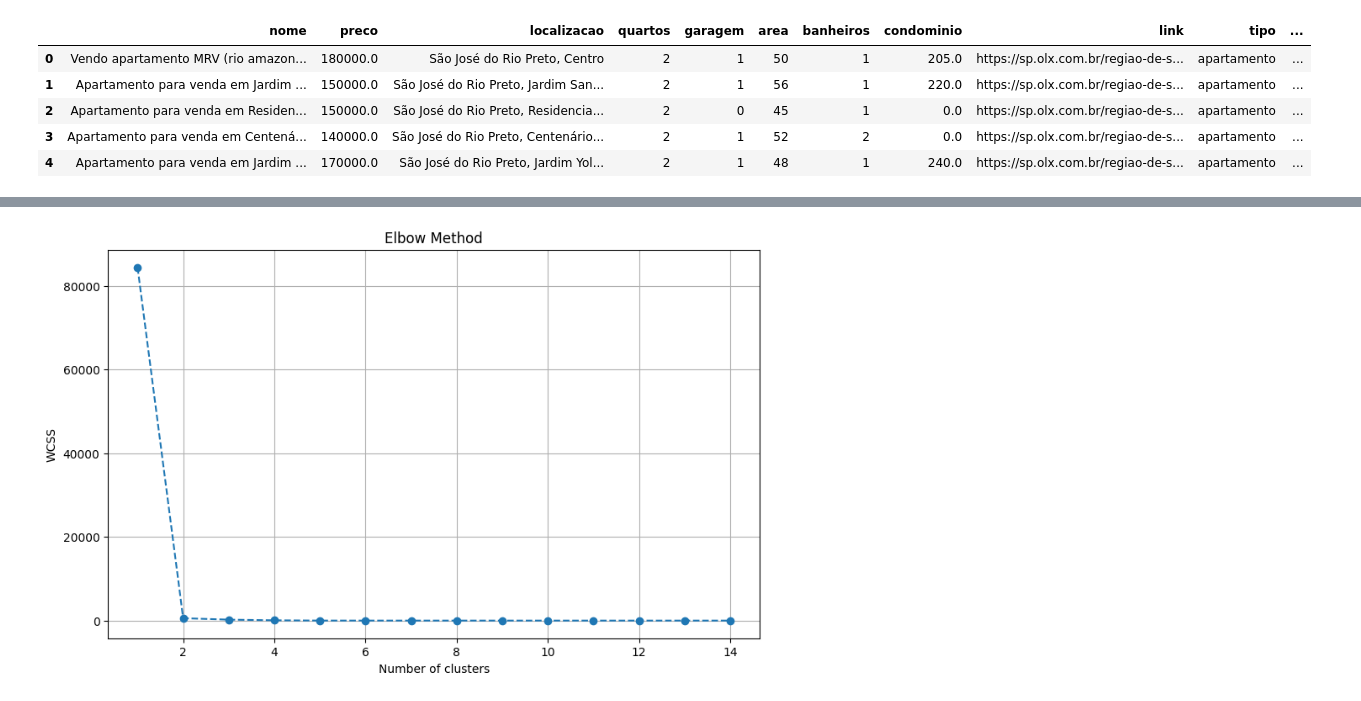
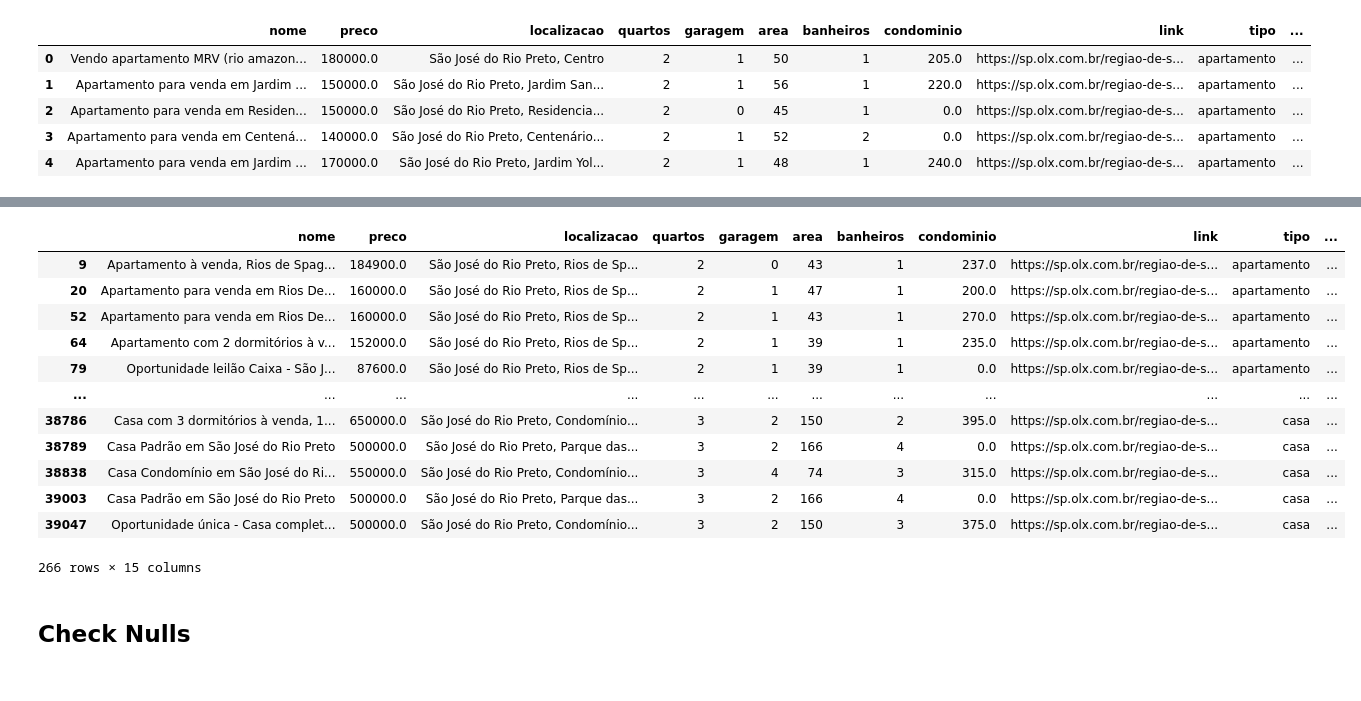
Before and after one commit to EDJR94/rp_housing, a Jupyter notebook: notebooks/rp_housing_v0.ipynb, the cells around one changed output, grey strips where cells are left out. Cells and saved outputs as stored; diff of their text form; code cells hidden in the pictures.

```diff
--- a/notebooks/rp_housing_v0.ipynb
+++ b/notebooks/rp_housing_v0.ipynb
@@ -350,32 +349,32 @@ regioes_coords_atualizadas = {
         (-20.816000, -49.449000), (-20.825000, -49.406000), (-20.825000, -49.368000), (-20.842000, -49.353000),
         (-20.852000, -49.366000), (-20.869000, -49.352000), (-20.875000, -49.355000), (-20.876000, -49.349000),
         (-20.880000, -49.345000), (-20.891000, -49.355000), (-20.904000, -49.345000), (-20.930000, -49.348000),
-        (-20.905000, -49.418000), (-20.816000, -49.449000)
+        (-20.906000, -49.445000), (-20.816000, -49.449000)
     ],
     'Cidade das Crianças': [
-        (-20.814000, -49.450000), (-20.791000, -49.458000), (-20.782000, -49.417000), (-20.790000, -49.412000),
+        (-20.814000, -49.450000), (-20.790000, -49.459000), (-20.781000, -49.416000), (-20.790000, -49.413000),
         (-20.779000, -49.402000), (-20.791000, -49.388000), (-20.806000, -49.409000), (-20.816000, -49.411000),
         (-20.823000, -49.419000), (-20.814000, -49.450000)
     ],
     'Pinheirinho': [
-        (-20.790000, -49.459000), (-20.746000, -49.444000), (-20.716000, -49.463000), (-20.684000, -49.462000),
+        (-20.790000, -49.459000), (-20.689000, -49.469000), (-20.716000, -49.463000), (-20.684000, -49.462000),
         (-20.705000, -49.423000), (-20.730000, -49.428000), (-20.766000, -49.411000), (-20.767000, -49.386000),
         (-20.777000, -49.386000), (-20.785000, -49.379000), (-20.791000, -49.388000), (-20.779000, -49.402000),
         (-20.789000, -49.412000), (-20.781000, -49.417000), (-20.790000, -49.459000)
     ],
     'CEU': [
-        (-20.723000, -49.424000), (-20.709000, -49.387000), (-20.749000, -49.381000), (-20.749000, -49.375000),
+        (-20.723000, -49.424000), (-20.709000, -49.387000), (-20.749000, -49.375000), (-20.710000, -49.387000), (-20.750000, -49.374000),
         (-20.779000, -49.382000), (-20.768000, -49.385000), (-20.766000, -49.411000), (-20.723000, -49.424000)
     ],
     'BOSQUE': [
-        (-20.710000, -49.387000), (-20.749000, -49.375000), (-20.782000, -49.381000), (-20.780000, -49.368000),
+        (-20.710000, -49.387000), (-20.725000, -49.382000), (-20.749000, -49.375000), (-20.778000, -49.383000),
         (-20.791000, -49.364000), (-20.781000, -49.353000), (-20.742000, -49.338000), (-20.666000, -49.341000),
         (-20.635000, -49.354000), (-20.672000, -49.362000), (-20.679000, -49.347000), (-20.723000, -49.370000),
         (-20.710000, -49.387000)
     ],
     'Talhados': [
         (-20.666000, -49.341000), (-20.739000, -49.338000), (-20.774000, -49.349000), (-20.762000, -49.306000),
-        (-20.769000, -49.282000), (-20.666000, -49.341000)
+        (-20.769000, -49.282000), (-20.680000, -49.266000), (-20.666000, -49.341000)
     ],
     'Represa': [
         (-20.773000, -49.351000), (-20.761000, -49.307000), (-20.770000, -49.282000), (-20.843000, -49.265000),
@@ -397,9 +396,9 @@ regioes_coords_atualizadas['Schimidt'] = [
 ]
 
 regioes_coords_atualizadas['Centro'] = [
-    (-20.823000, -49.418000), (-20.807000, -49.409000), (-20.788000, -49.381000), (-20.782000, -49.381000),
-    (-20.781000, -49.368000), (-20.791000, -49.364000), (-20.782000, -49.354000), (-20.830000, -49.362000),
-    (-20.824000, -49.372000), (-20.822000, -49.418000)
+    (-20.824000, -49.42000), (-20.806000, -49.411000), (-20.788000, -49.381000), (-20.782000, -49.381000),
+    (-20.781000, -49.368000), (-20.791000, -49.364000), (-20.781000, -49.352000), (-20.832000, -49.359000),
+    (-20.825000, -49.373000), (-20.824000, -49.420000)
 ]
 # %%
 # Crie um mapa centralizado em São José do Rio Preto
@@ -454,21 +453,3 @@ m
 [interactive output not drawn]
 # %% [markdown]
 ## Create Region
-# %%
-from shapely.geometry import Point
-from shapely.geometry import Polygon
-
-# Dicionário para armazenar os polígonos das regiões
-regioes_poligonos = {regiao: Polygon(coords) for regiao, coords in regioes_coords_atualizadas.items()}
-
-
-# Função para determinar a região com base nas coordenadas
-def determinar_regiao(lat, lon):
-    ponto = Point(lon, lat)
-    for regiao, poligono in regioes_poligonos.items():
-        if poligono.contains(ponto):
-            return regiao
-    return None
-
-# Criar a coluna 'regiao' no DataFrame
-df_clean['regiao'] = df_clean.apply(lambda row: determinar_regiao(row['latitude'], row['longitude']), axis=1)
@@ -543,23 +481,0 @@ Name: count, dtype: int64
-# %%
-from sklearn.cluster import KMeans
-import matplotlib.pyplot as plt
-
-# Determine the optimal number of clusters using the elbow method
-wcss = []  # Within-cluster sum of squares
-K_range = range(1, 15)
-
-for K in K_range:
-    kmeans = KMeans(n_clusters=K, random_state=42)
-    kmeans.fit(scaled_coords)
-    wcss.append(kmeans.inertia_)
-
-# Plot the WCSS values
-plt.figure(figsize=(10, 6))
-plt.plot(K_range, wcss, marker='o', linestyle='--')
-plt.title('Elbow Method')
-plt.xlabel('Number of clusters')
-plt.ylabel('WCSS')
-plt.grid(True)
-plt.show()
-# %% [output]
-[figure, removed]
@@ -601,0 +482,20 @@ m_after.save("map_after.html")
+# %%
+null_locations = df_clean.loc[df_clean['regiao'].isnull(),:]
+# %%
+null_locations
+# %% [output]
+|  | nome | preco | localizacao | quartos | garagem | area | banheiros | condominio | link | tipo | ... |
+| 9 | Apartamento à venda, Rios de Spag... | 184900.0 | São José do Rio Preto, Rios de Sp... | 2 | 0 | 43 | 1 | 237.0 | https://sp.olx.com.br/regiao-de-s... | apartamento | ... |
+| 20 | Apartamento para venda em Rios De... | 160000.0 | São José do Rio Preto, Rios de Sp... | 2 | 1 | 47 | 1 | 200.0 | https://sp.olx.com.br/regiao-de-s... | apartamento | ... |
+| 52 | Apartamento para venda em Rios De... | 160000.0 | São José do Rio Preto, Rios de Sp... | 2 | 1 | 43 | 1 | 270.0 | https://sp.olx.com.br/regiao-de-s... | apartamento | ... |
+| 64 | Apartamento com 2 dormitórios à v... | 152000.0 | São José do Rio Preto, Rios de Sp... | 2 | 1 | 39 | 1 | 235.0 | https://sp.olx.com.br/regiao-de-s... | apartamento | ... |
+| 79 | Oportunidade leilão Caixa - São J... | 87600.0 | São José do Rio Preto, Rios de Sp... | 2 | 1 | 39 | 1 | 0.0 | https://sp.olx.com.br/regiao-de-s... | apartamento | ... |
+| ... | ... | ... | ... | ... | ... | ... | ... | ... | ... | ... | ... |
+| 38786 | Casa com 3 dormitórios à venda, 1... | 650000.0 | São José do Rio Preto, Condomínio... | 3 | 2 | 150 | 2 | 395.0 | https://sp.olx.com.br/regiao-de-s... | casa | ... |
+| 38789 | Casa Padrão em São José do Rio Preto | 500000.0 | São José do Rio Preto, Parque das... | 3 | 2 | 166 | 4 | 0.0 | https://sp.olx.com.br/regiao-de-s... | casa | ... |
+| 38838 | Casa Condomínio em São José do Ri... | 550000.0 | São José do Rio Preto, Condomínio... | 3 | 4 | 74 | 3 | 315.0 | https://sp.olx.com.br/regiao-de-s... | casa | ... |
+| 39003 | Casa Padrão em São José do Rio Preto | 500000.0 | São José do Rio Preto, Parque das... | 3 | 2 | 166 | 4 | 0.0 | https://sp.olx.com.br/regiao-de-s... | casa | ... |
+| 39047 | Oportunidade única - Casa complet... | 500000.0 | São José do Rio Preto, Condomínio... | 3 | 2 | 150 | 3 | 375.0 | https://sp.olx.com.br/regiao-de-s... | casa | ... |
+266 rows × 15 columns
+# %% [markdown]
+## Check Nulls
```
Also changed, not shown: parts of 22 cells of this notebook, 15 other files.
